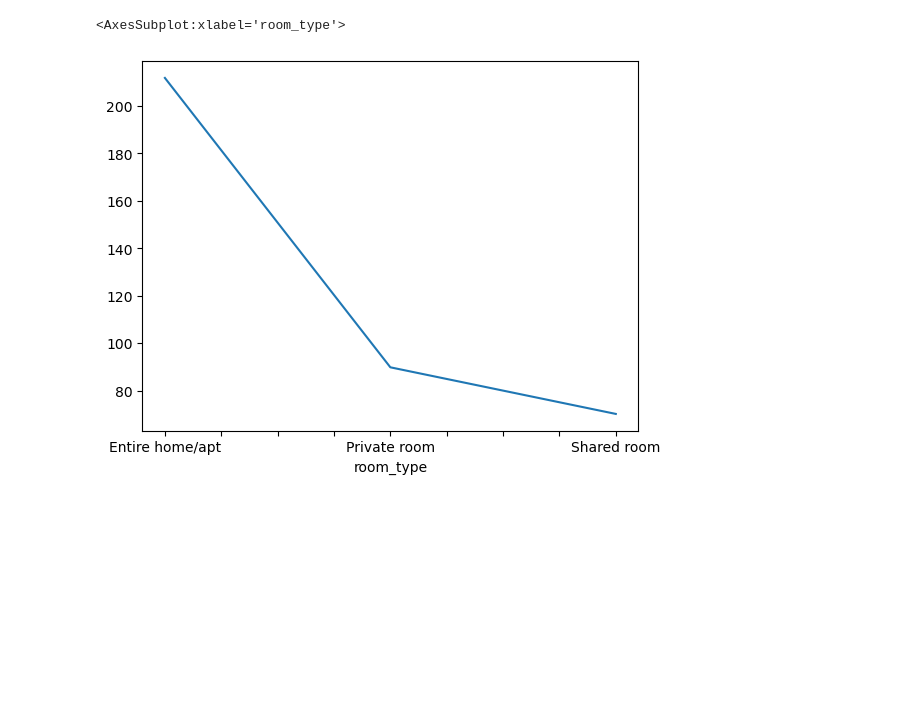
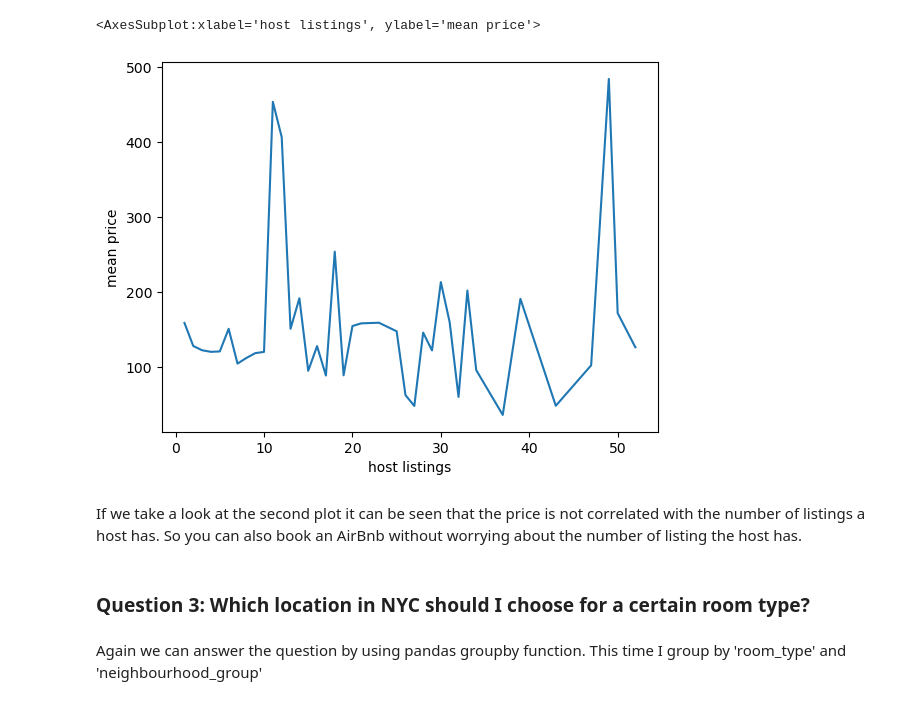
Before and after one commit to ConstantinKurz/BostonAirBnBBlogPost, a Jupyter notebook: NYBlogPost.ipynb, the cells around one changed output. Cells and saved outputs as stored; diff of their text form; code cells hidden in the pictures; blank space fills up the shorter version.

```diff
--- a/NYBlogPost.ipynb
+++ b/NYBlogPost.ipynb
@@ -40,5 +126,13 @@ sns.lineplot(df, x="price", y="number_of_reviews")
+# %%
+sns.lineplot(df_host_listing_thres, y="mean price", x="host listings")
+# %% [output]
+<AxesSubplot:xlabel='host listings', ylabel='mean price'>
+[figure, added]
+# %% [markdown]
+If we take a look at the second plot it can be seen that the price is not correlated with the number of listings a host has. So you can also book an AirBnb without worrying about the number of listing the host has.
+# %% [markdown]
+### Question 3: Which location in NYC should I choose for a certain room type?
+# %% [markdown]
+Again we can answer the question by using pandas groupby function. This time I group by 'room_type' and 'neighbourhood_group'
 # %%
-df.groupby(['room_type']).price.mean().plot()
+room_type=df.groupby(['room_type', 'neighbourhood_group']).price.mean()
-# %% [output]
-<AxesSubplot:xlabel='room_type'>
-[figure, removed]
```
Also changed, not shown: parts of 34 cells of this notebook, 6 other files.
